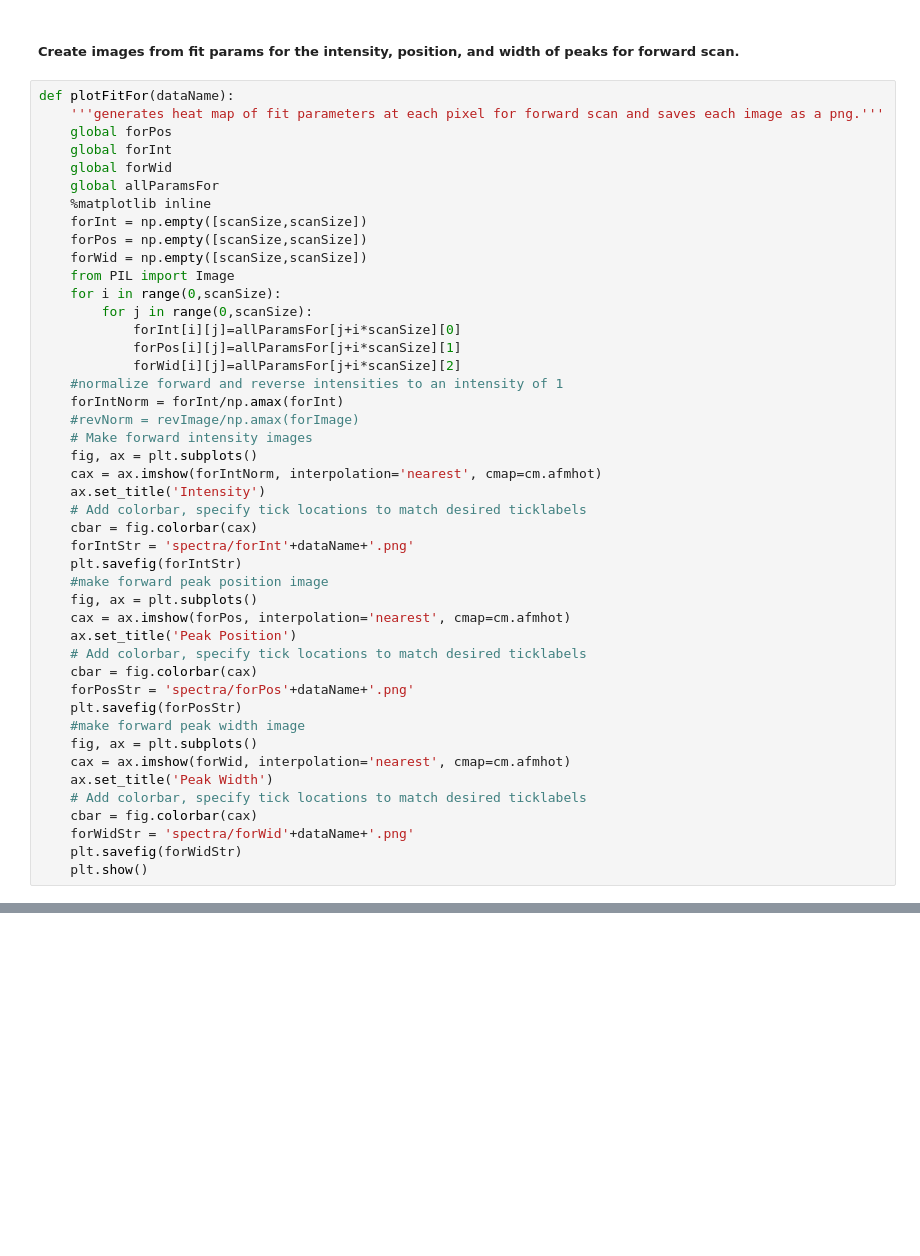
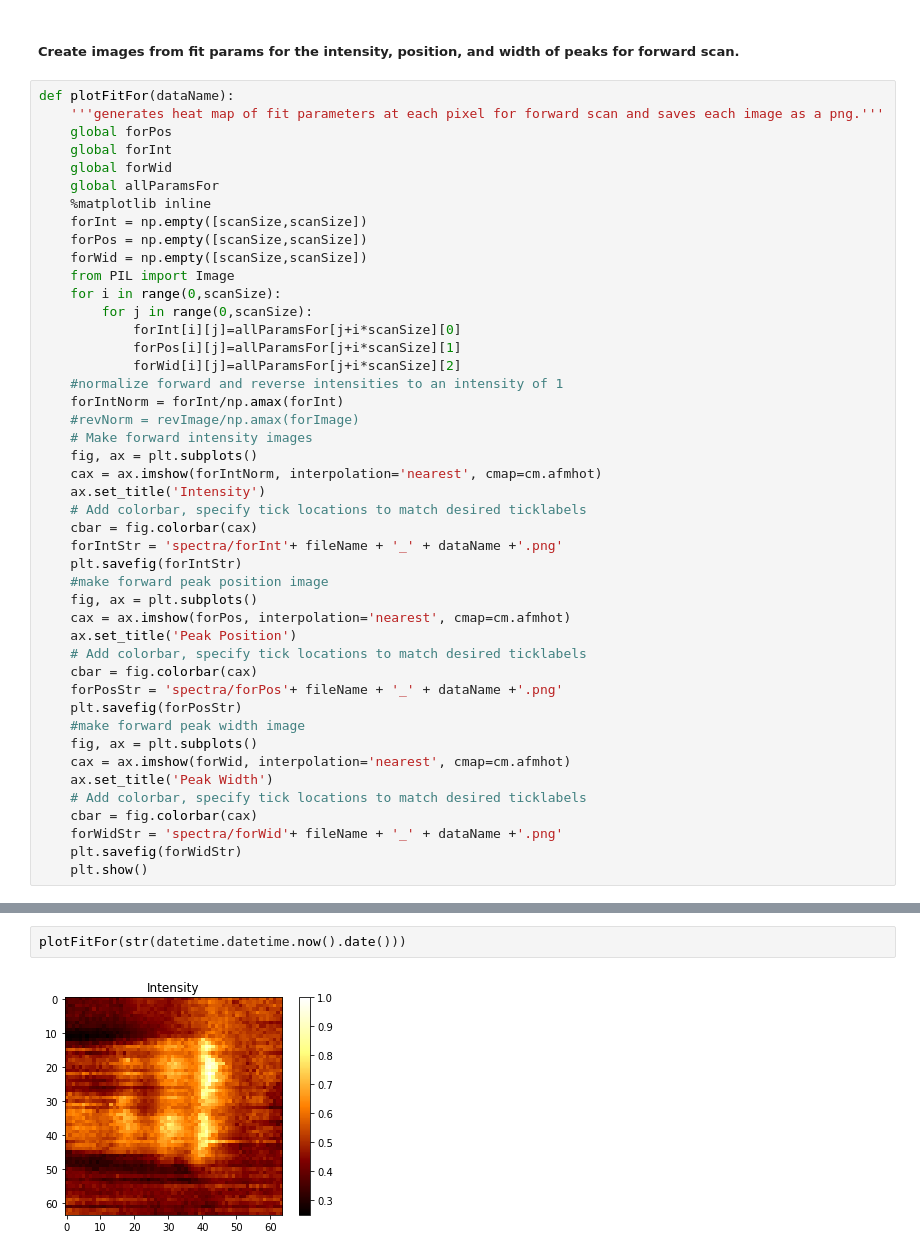
Before and after one commit to mollyamay/spatio-spectral-imaging, a Jupyter notebook: spatio_spectral_imaging.ipynb, the cells around one changed output, grey strips where cells are left out. Drawn from its saved outputs; the diff is of its cells as text; blank space fills up the shorter version.

```diff
--- a/spatio_spectral_imaging.ipynb
+++ b/spatio_spectral_imaging.ipynb
@@ -269,7 +293,7 @@ def plotFitFor(dataName):
     ax.set_title('Intensity')
     # Add colorbar, specify tick locations to match desired ticklabels
     cbar = fig.colorbar(cax)
-    forIntStr = 'spectra/forInt'+dataName+'.png'
+    forIntStr = 'spectra/forInt'+ fileName + '_' + dataName +'.png'
     plt.savefig(forIntStr)
     #make forward peak position image
     fig, ax = plt.subplots()
@@ -277,7 +301,7 @@ def plotFitFor(dataName):
     ax.set_title('Peak Position')
     # Add colorbar, specify tick locations to match desired ticklabels
     cbar = fig.colorbar(cax)
-    forPosStr = 'spectra/forPos'+dataName+'.png'
+    forPosStr = 'spectra/forPos'+ fileName + '_' + dataName +'.png'
     plt.savefig(forPosStr)
     #make forward peak width image
     fig, ax = plt.subplots()
@@ -285,6 +309,6 @@ def plotFitFor(dataName):
     ax.set_title('Peak Width')
     # Add colorbar, specify tick locations to match desired ticklabels
     cbar = fig.colorbar(cax)
-    forWidStr = 'spectra/forWid'+dataName+'.png'
+    forWidStr = 'spectra/forWid'+ fileName + '_' + dataName +'.png'
     plt.savefig(forWidStr)
     plt.show()
@@ -296,0 +315,4 @@ plotFitFor('0829')
+# %%
+plotFitFor(str(datetime.datetime.now().date()))
+# %% [output]
+[figure, added]
```
Also changed, not shown: parts of 26 cells of this notebook.
